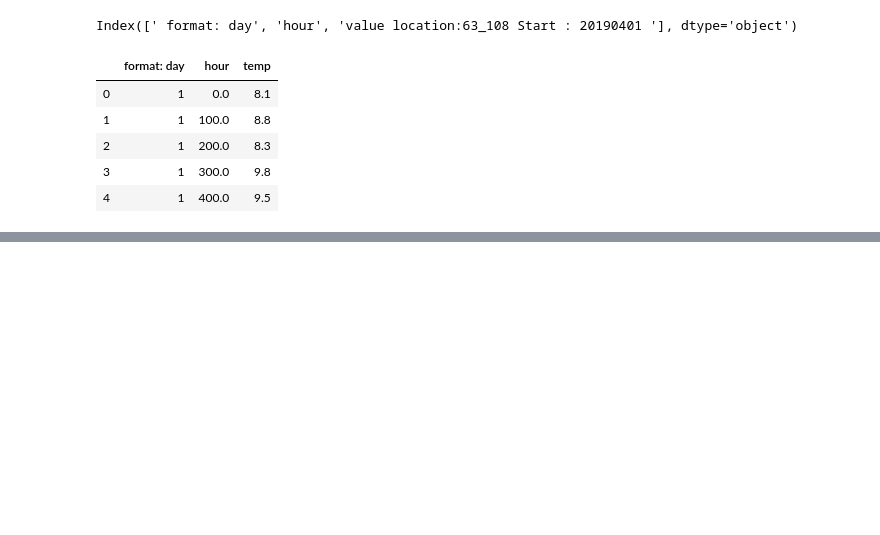
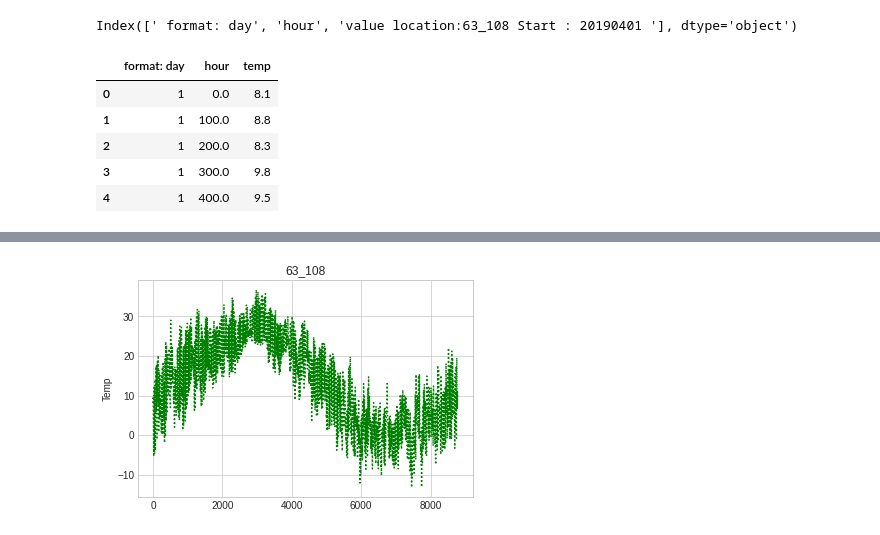
Before and after one commit to PJSoo/welcome, a Jupyter notebook: Pandas_CSV_Read.ipynb, the cells around one changed output, grey strips where cells are left out. Cells and saved outputs as stored; diff of their text form; code cells hidden in the pictures; blank space fills up the shorter version.

```diff
--- a/Pandas_CSV_Read.ipynb
+++ b/Pandas_CSV_Read.ipynb
@@ -73,2 +76,15 @@ plt.show()
 # %%
-normal_temp = [ x for  df_temp if x > -20 ]
+df_normal = [x for x in df_temp if x > -20]
+# %%
+x = list(range(len(df_normal)))
+# %%
+plt.plot(x, df_normal, ':b', color='g')
+plt.xlim(0, 5)
+plt.ylim(15, 50);
+plt.axis('tight');
+plt.title("63_108")
+plt.ylabel("Temp");
+
+plt.show()
+# %% [output]
+[figure, added]
```
Also changed, not shown: parts of 19 cells of this notebook.
